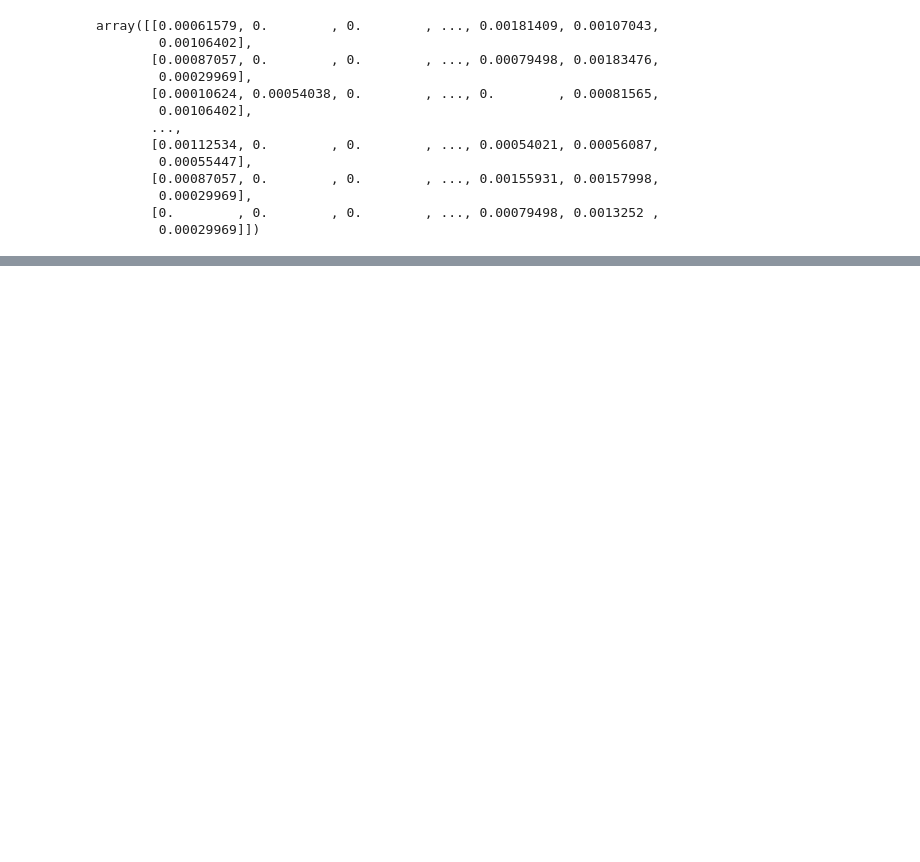
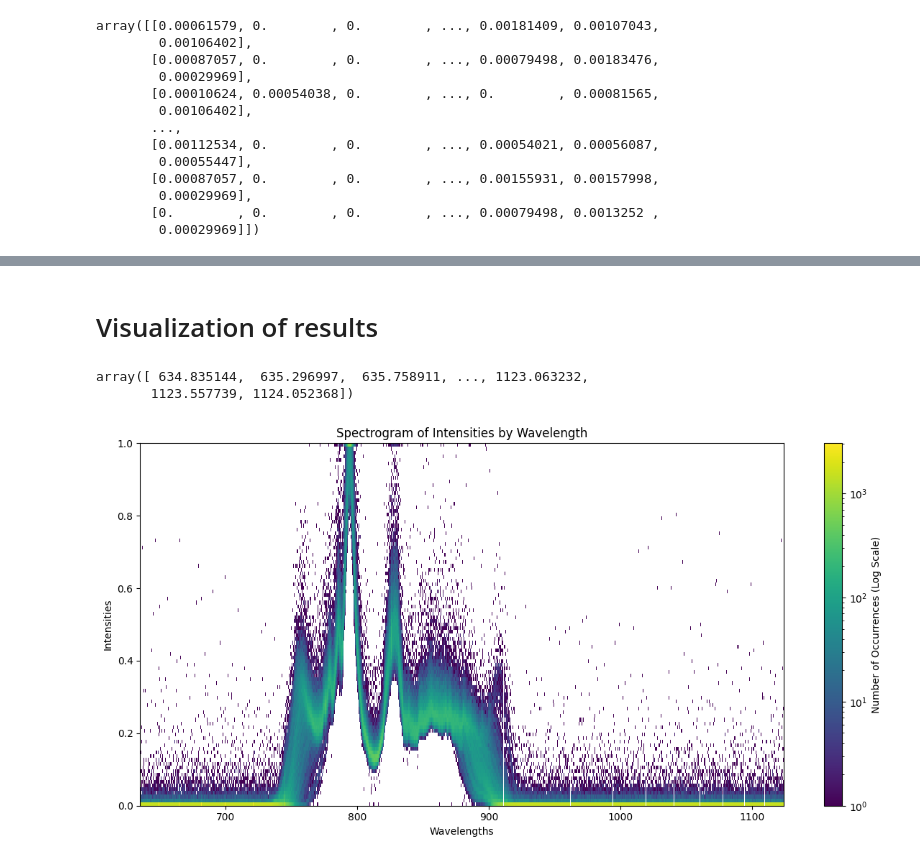
Before and after one commit to akapitanova/master_thesis, a Jupyter notebook: src/evaluate.ipynb, the cells around one changed output, grey strips where cells are left out. Cells and saved outputs as stored; diff of their text form; code cells hidden in the pictures; blank space fills up the shorter version.

Commit message:
add visualization of old results

```diff
--- a/src/evaluate.ipynb
+++ b/src/evaluate.ipynb
@@ -201,0 +149,13 @@ Filtered x_real (values < 0.1) and corresponding Predictions (values > 0.8):
+# %% [markdown]
+# Visualization of results
+# %%
+wavelengths = np.load('../data/wavelengths.npy')
+# %%
+wavelengths
+# %% [output]
+array([ 634.835144,  635.296997,  635.758911, ..., 1123.063232,
+       1123.557739, 1124.052368])
+# %%
+create_spectrogram(wavelengths, predictions, label="Spectrogram of Intensities by Wavelength")
+# %% [output]
+[figure, added]
```
Also changed, not shown: parts of 12 cells of this notebook, 4 other files.
